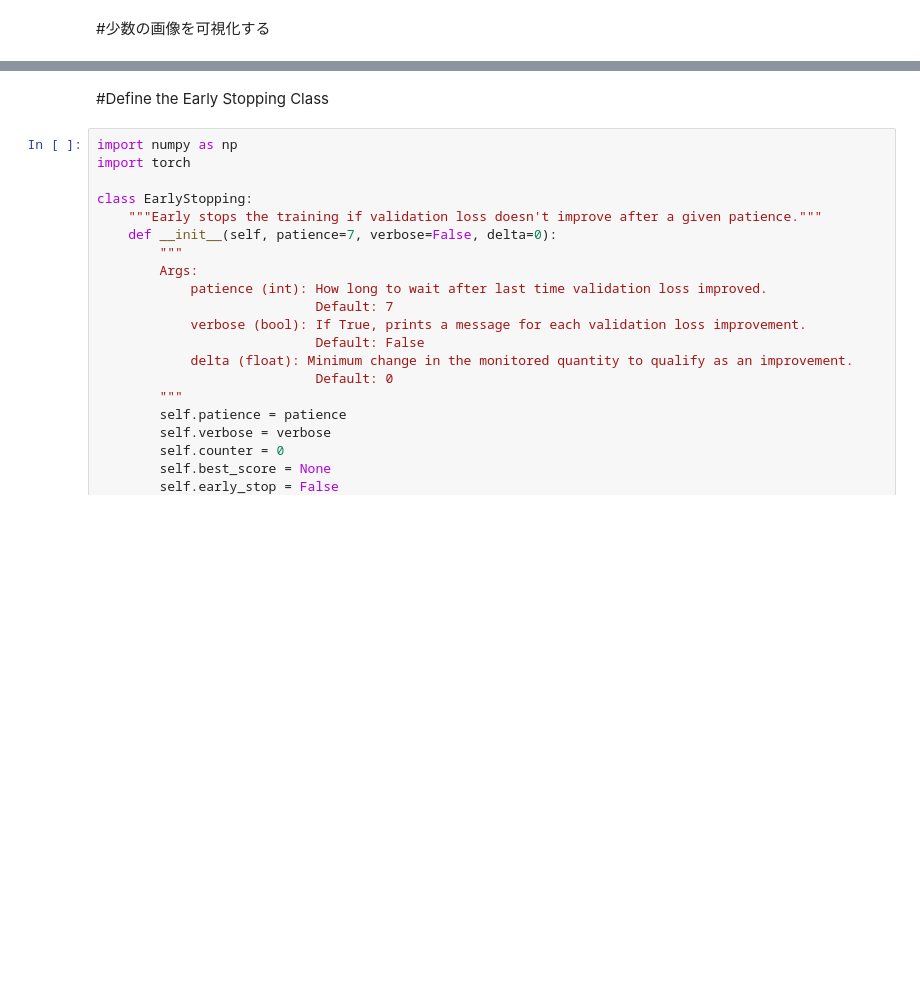
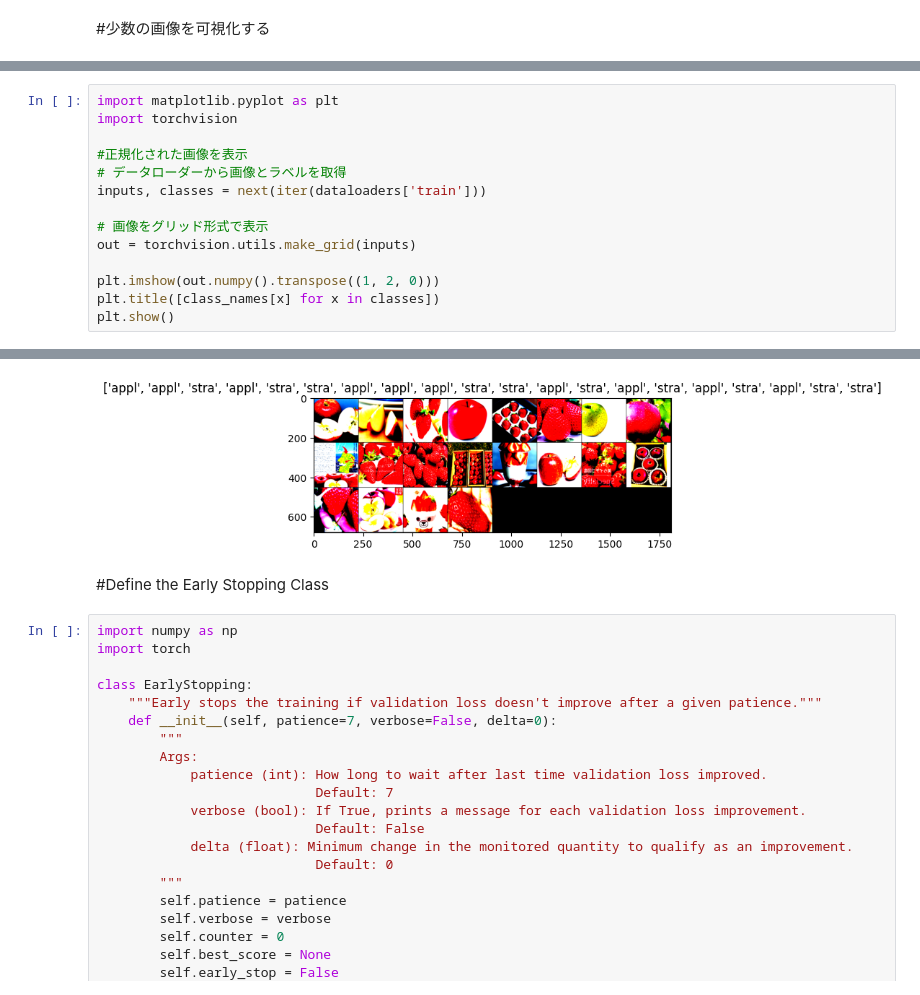
Before and after one commit to ykitaguchi77/Laboratory_course, a Jupyter notebook: 9. Pytorch_RESNET18を用いた画像分類.ipynb, the cells around one changed output, grey strips where cells are left out. Cells and saved outputs as stored; diff of their text form; blank space fills up the shorter version.

```diff
--- a/9. Pytorch_RESNET18を用いた画像分類.ipynb
+++ b/9. Pytorch_RESNET18を用いた画像分類.ipynb
@@ -143,0 +154,15 @@ imshow(out, title=[class_names[x] for x in classes])
+# %%
+import matplotlib.pyplot as plt
+import torchvision
+
+#正規化された画像を表示
+# データローダーから画像とラベルを取得
+inputs, classes = next(iter(dataloaders['train']))
+
+# 画像をグリッド形式で表示
+out = torchvision.utils.make_grid(inputs)
+
+plt.imshow(out.numpy().transpose((1, 2, 0)))
+plt.title([class_names[x] for x in classes])
+plt.show()
+# %% [output]
@@ -144,3 +170,4 @@ imshow(out, title=[class_names[x] for x in classes])
+[figure, added]
 # %% [markdown]
 #Define the Early Stopping Class
 # %%
```
Also changed, not shown: parts of 7 cells of this notebook.
